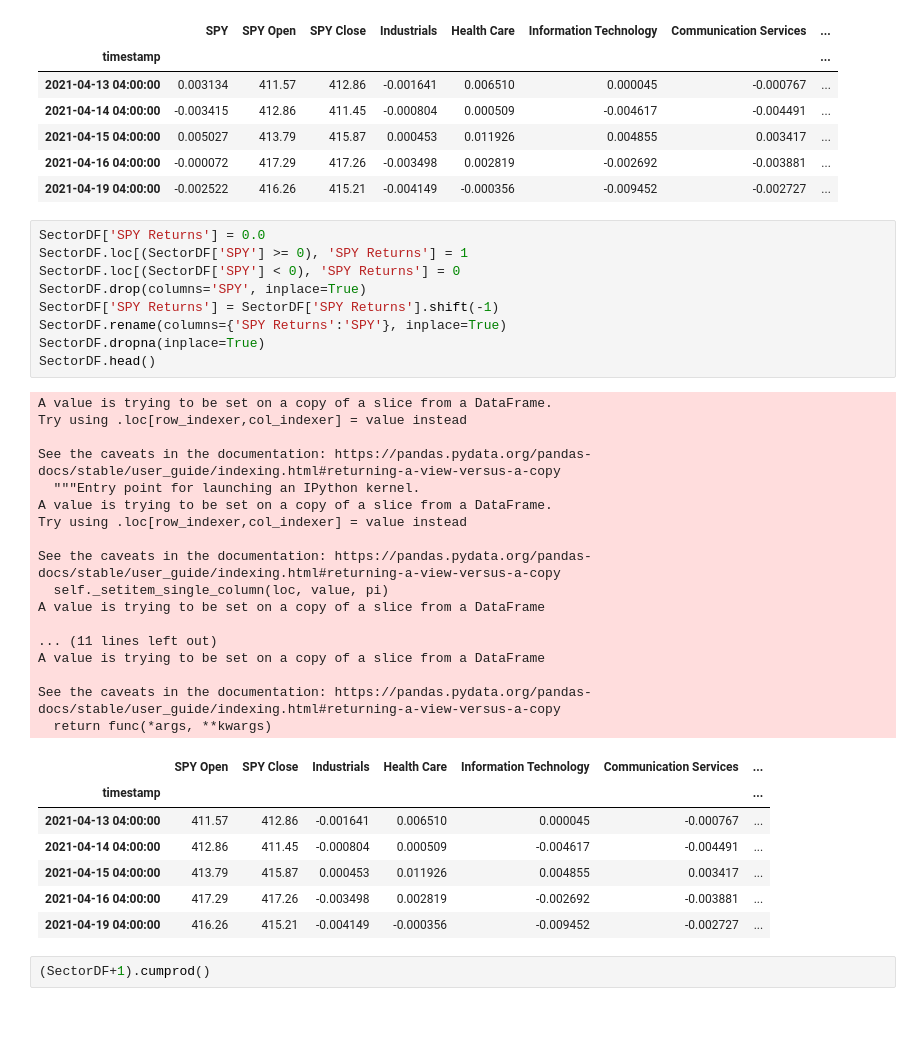
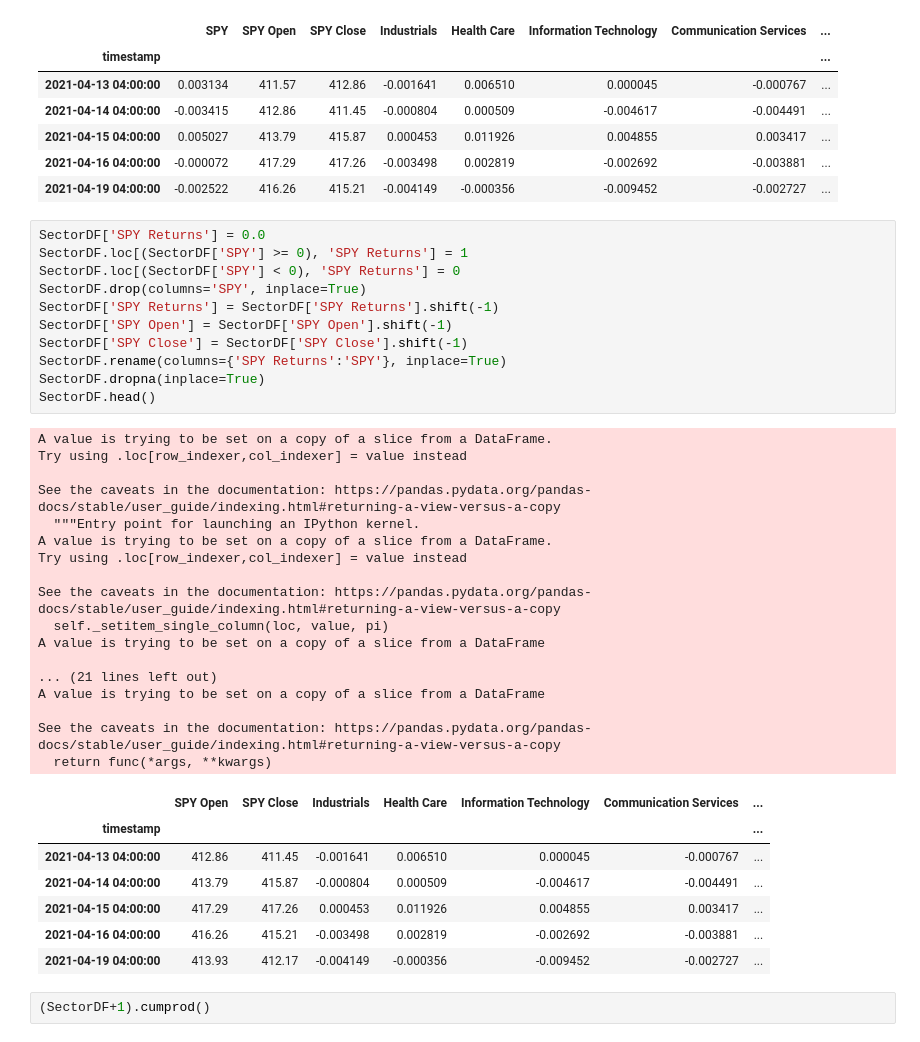
Before and after one commit to Analitico-771/machine_learning_index_prediction, a Jupyter notebook: DataPrep.ipynb, the cells around one changed output. Saved outputs shown, nothing was run; the diff lists cells and outputs as text.

```diff
--- a/DataPrep.ipynb
+++ b/DataPrep.ipynb
@@ -100,37 +100,39 @@ SectorDF.head()
 # %%
 SectorDF['SPY Returns'] = 0.0
 SectorDF.loc[(SectorDF['SPY'] >= 0), 'SPY Returns'] = 1
 SectorDF.loc[(SectorDF['SPY'] < 0), 'SPY Returns'] = 0
 SectorDF.drop(columns='SPY', inplace=True)
 SectorDF['SPY Returns'] = SectorDF['SPY Returns'].shift(-1)
+SectorDF['SPY Open'] = SectorDF['SPY Open'].shift(-1)
+SectorDF['SPY Close'] = SectorDF['SPY Close'].shift(-1)
 SectorDF.rename(columns={'SPY Returns':'SPY'}, inplace=True)
 SectorDF.dropna(inplace=True)
 SectorDF.head()
 # %% [output]
 A value is trying to be set on a copy of a slice from a DataFrame.
 Try using .loc[row_indexer,col_indexer] = value instead
 
 See the caveats in the documentation: https://pandas.pydata.org/pandas-docs/stable/user_guide/indexing.html#returning-a-view-versus-a-copy
   """Entry point for launching an IPython kernel.
 A value is trying to be set on a copy of a slice from a DataFrame.
 Try using .loc[row_indexer,col_indexer] = value instead
 
 See the caveats in the documentation: https://pandas.pydata.org/pandas-docs/stable/user_guide/indexing.html#returning-a-view-versus-a-copy
   self._setitem_single_column(loc, value, pi)
 A value is trying to be set on a copy of a slice from a DataFrame
 
-... (11 lines left out)
+... (21 lines left out)
 A value is trying to be set on a copy of a slice from a DataFrame
 
 See the caveats in the documentation: https://pandas.pydata.org/pandas-docs/stable/user_guide/indexing.html#returning-a-view-versus-a-copy
   return func(*args, **kwargs)
 |  | SPY Open | SPY Close | Industrials | Health Care | Information Technology | Communication Services | ... |
 | timestamp |  |  |  |  |  |  | ... |
-| 2021-04-13 04:00:00 | 411.57 | 412.86 | -0.001641 | 0.006510 | 0.000045 | -0.000767 | ... |
-| 2021-04-14 04:00:00 | 412.86 | 411.45 | -0.000804 | 0.000509 | -0.004617 | -0.004491 | ... |
-| 2021-04-15 04:00:00 | 413.79 | 415.87 | 0.000453 | 0.011926 | 0.004855 | 0.003417 | ... |
-| 2021-04-16 04:00:00 | 417.29 | 417.26 | -0.003498 | 0.002819 | -0.002692 | -0.003881 | ... |
-| 2021-04-19 04:00:00 | 416.26 | 415.21 | -0.004149 | -0.000356 | -0.009452 | -0.002727 | ... |
+| 2021-04-13 04:00:00 | 412.86 | 411.45 | -0.001641 | 0.006510 | 0.000045 | -0.000767 | ... |
+| 2021-04-14 04:00:00 | 413.79 | 415.87 | -0.000804 | 0.000509 | -0.004617 | -0.004491 | ... |
+| 2021-04-15 04:00:00 | 417.29 | 417.26 | 0.000453 | 0.011926 | 0.004855 | 0.003417 | ... |
+| 2021-04-16 04:00:00 | 416.26 | 415.21 | -0.003498 | 0.002819 | -0.002692 | -0.003881 | ... |
+| 2021-04-19 04:00:00 | 413.93 | 412.17 | -0.004149 | -0.000356 | -0.009452 | -0.002727 | ... |
 # %%
 (SectorDF+1).cumprod()
 # %% [output]
```
Also changed, not shown: 4 other files.
